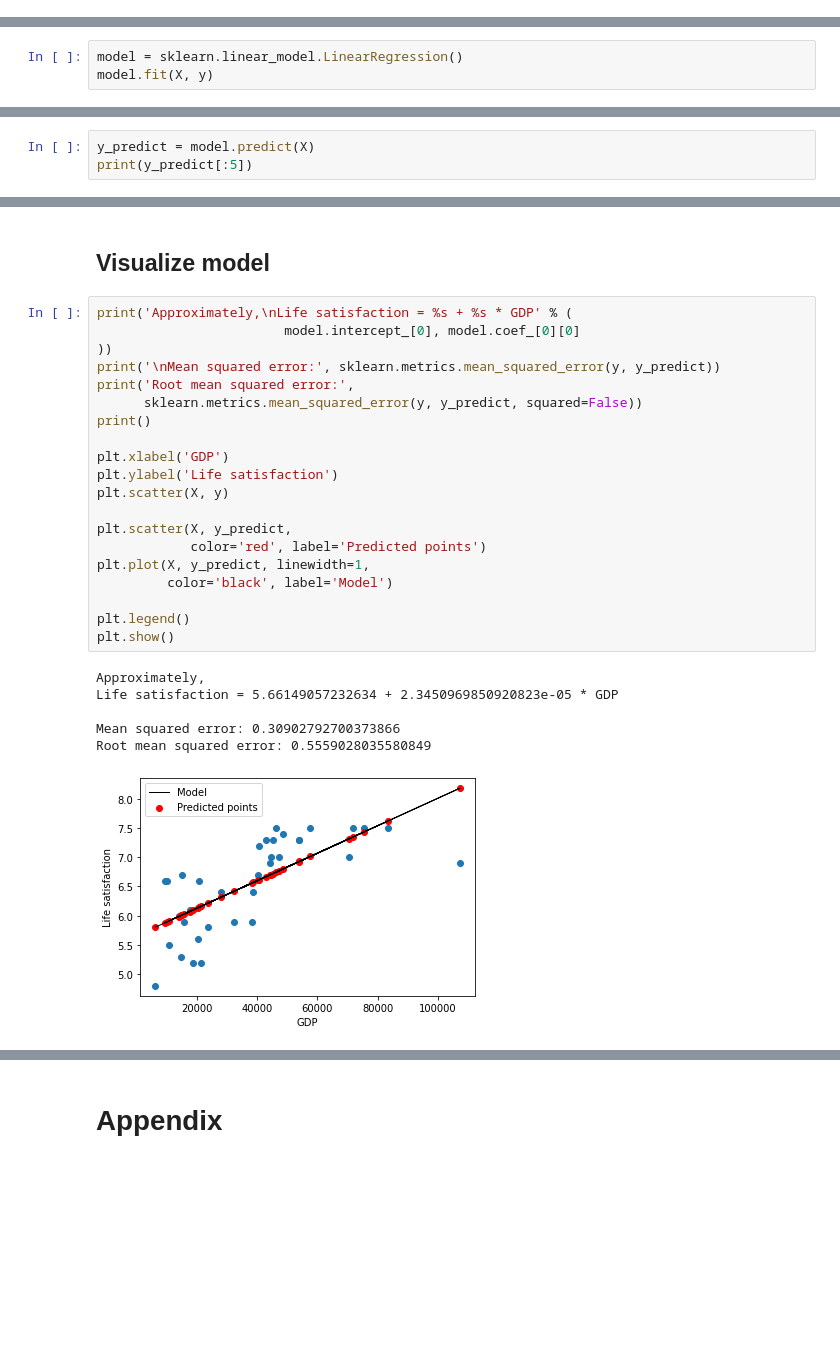
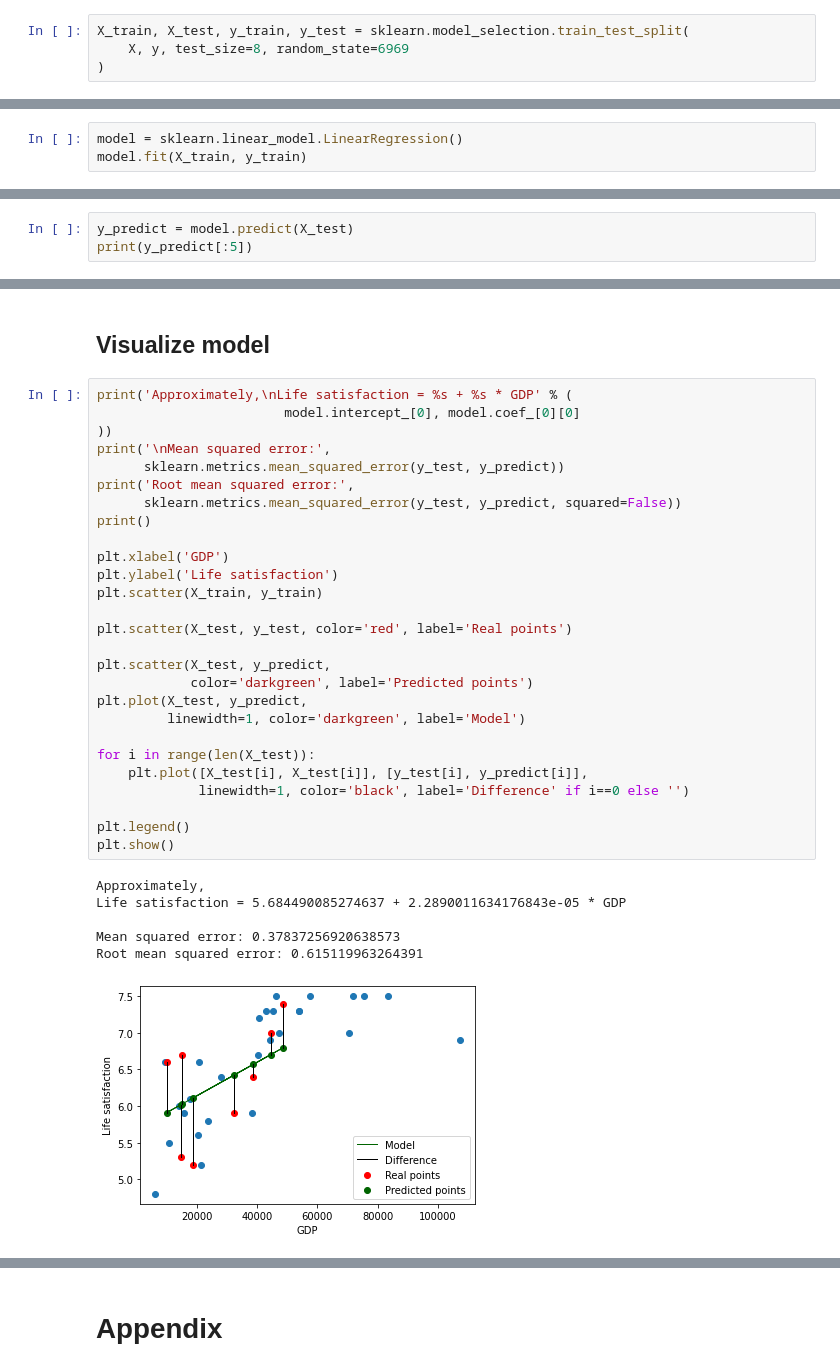
Before and after one commit to htnminh/handson-ml2-notebooks, a Jupyter notebook: files/Chapter 1/Example 1-1/Example 1-1.ipynb, the cells around one changed output, grey strips where cells are left out. Cells and saved outputs as stored; diff of their text form; blank space fills up the shorter version.

```diff
--- a/files/Chapter 1/Example 1-1/Example 1-1.ipynb
+++ b/files/Chapter 1/Example 1-1/Example 1-1.ipynb
@@ -310,0 +332,4 @@ Name: Life satisfaction, dtype: float64
+# %%
+X_train, X_test, y_train, y_test = sklearn.model_selection.train_test_split(
+    X, y, test_size=8, random_state=6969
+)
@@ -344,7 +366,7 @@ print(y[:5])
 ## Train model
 # %%
 model = sklearn.linear_model.LinearRegression()
-model.fit(X, y)
+model.fit(X_train, y_train)
 # %% [output]
 LinearRegression(copy_X=True, fit_intercept=True, n_jobs=None, normalize=False)
 # %% [markdown]
@@ -360,6 +380,6 @@ y-intercept: [5.66149057]
 # %% [markdown]
 ## Predict values
 # %%
-y_predict = model.predict(X)
+y_predict = model.predict(X_test)
 print(y_predict[:5])
 # %% [output]
@@ -373,27 +393,34 @@ print(y_predict[:5])
 # %%
 print('Approximately,\nLife satisfaction = %s + %s * GDP' % (
                         model.intercept_[0], model.coef_[0][0]
 ))
-print('\nMean squared error:', sklearn.metrics.mean_squared_error(y, y_predict))
+print('\nMean squared error:',
+      sklearn.metrics.mean_squared_error(y_test, y_predict))
 print('Root mean squared error:',
-      sklearn.metrics.mean_squared_error(y, y_predict, squared=False))
+      sklearn.metrics.mean_squared_error(y_test, y_predict, squared=False))
 print()
 
 plt.xlabel('GDP')
 plt.ylabel('Life satisfaction')
-plt.scatter(X, y)
+plt.scatter(X_train, y_train)
 
-plt.scatter(X, y_predict,
-            color='red', label='Predicted points')
-plt.plot(X, y_predict, linewidth=1,
-         color='black', label='Model')
+plt.scatter(X_test, y_test, color='red', label='Real points')
+
+plt.scatter(X_test, y_predict,
+            color='darkgreen', label='Predicted points')
+plt.plot(X_test, y_predict,
+         linewidth=1, color='darkgreen', label='Model')
+
+for i in range(len(X_test)):
+    plt.plot([X_test[i], X_test[i]], [y_test[i], y_predict[i]],
+             linewidth=1, color='black', label='Difference' if i==0 else '')
 
 plt.legend()
 plt.show()
 # %% [output]
 Approximately,
-Life satisfaction = 5.66149057232634 + 2.3450969850920823e-05 * GDP
+Life satisfaction = 5.684490085274637 + 2.2890011634176843e-05 * GDP
 
-Mean squared error: 0.30902792700373866
-Root mean squared error: 0.5559028035580849
+Mean squared error: 0.37837256920638573
+Root mean squared error: 0.615119963264391
-[figure, old version]
+[figure, new version]
```
Also changed, not shown: parts of 18 cells of this notebook.
